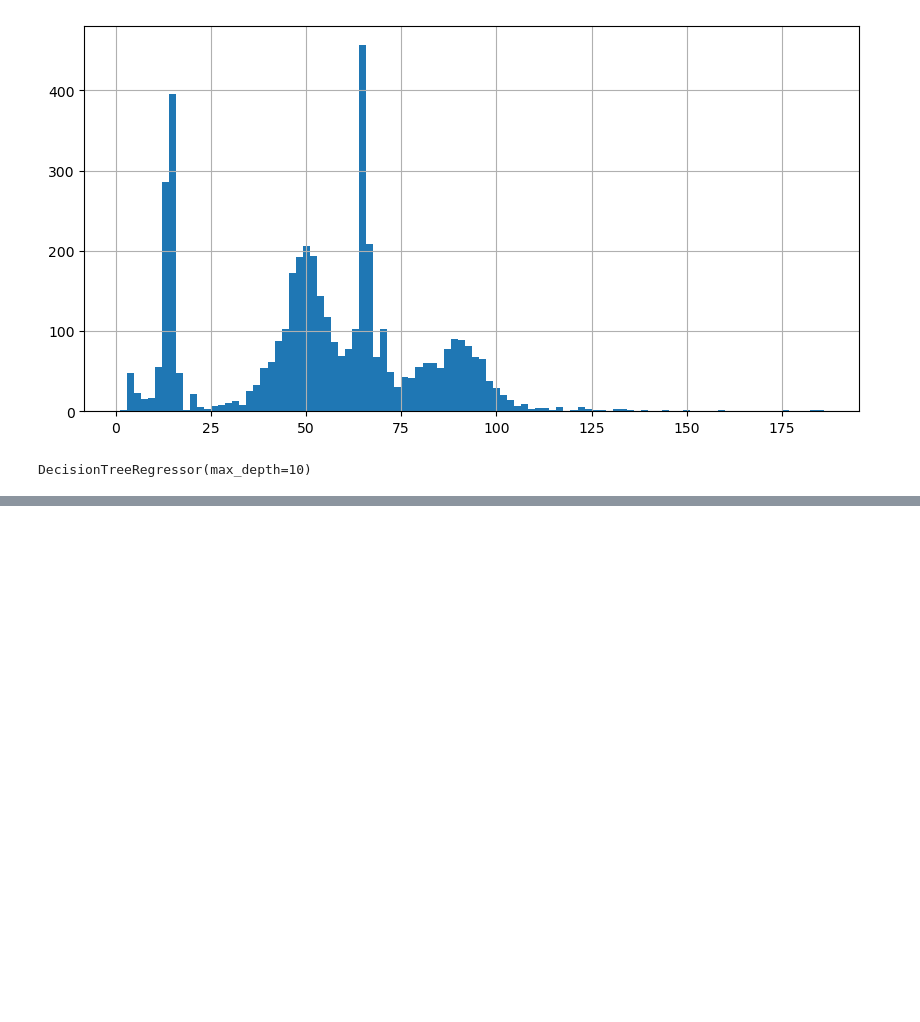
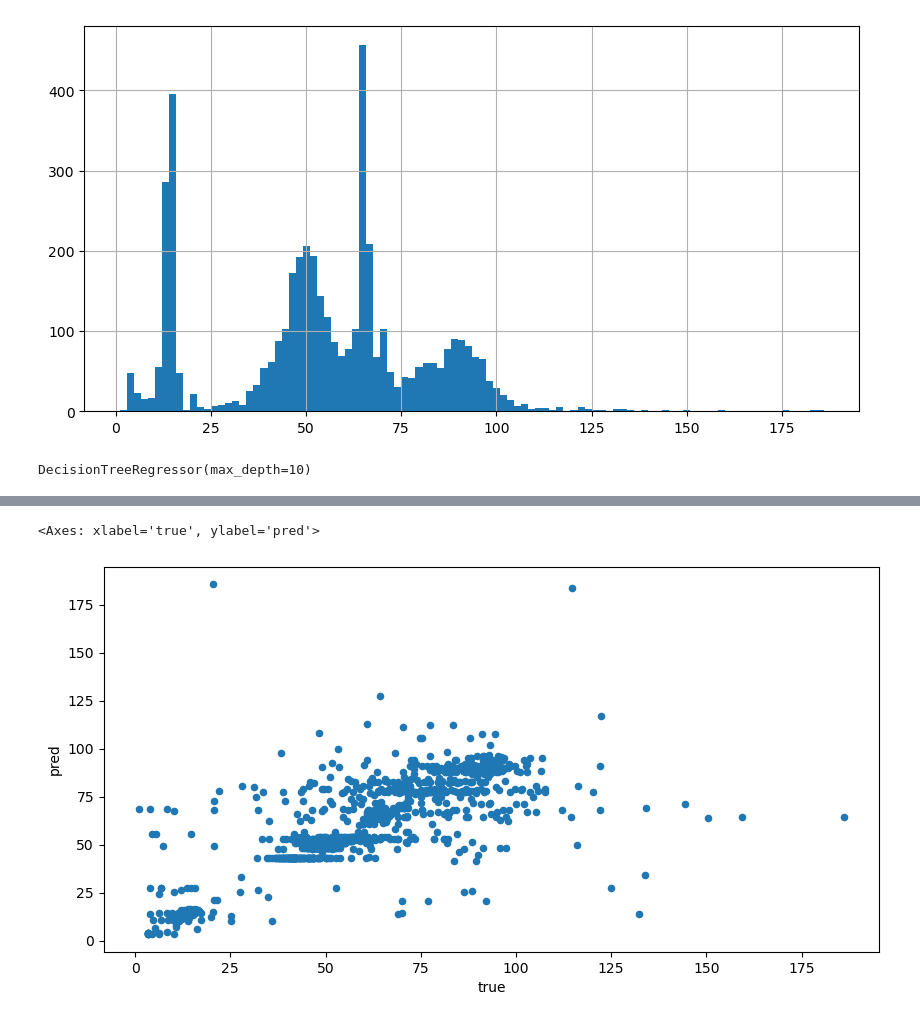
Before and after one commit to safwatnusrat/taxi_analysis, a Jupyter notebook: presentable notebook.ipynb, the cells around one changed output, grey strips where cells are left out. Drawn from its saved outputs; the diff is of its cells as text; code cells hidden in the pictures; blank space fills up the shorter version.

```diff
--- a/presentable notebook.ipynb
+++ b/presentable notebook.ipynb
@@ -306,0 +362,9 @@ DecisionTreeRegressor(max_depth=10)
+# %%
+y_test_b=y_test_b.values
+y_test_b=y_test_b.flatten()
+data = {'true': y_test_b, 'pred': y_pred}
+results = pd.DataFrame(data)
+results.plot(kind='scatter', x='true', y='pred', figsize=(10, 5))
+# %% [output]
+<Axes: xlabel='true', ylabel='pred'>
+[figure, added]
```
Also changed, not shown: parts of 16 cells of this notebook.
